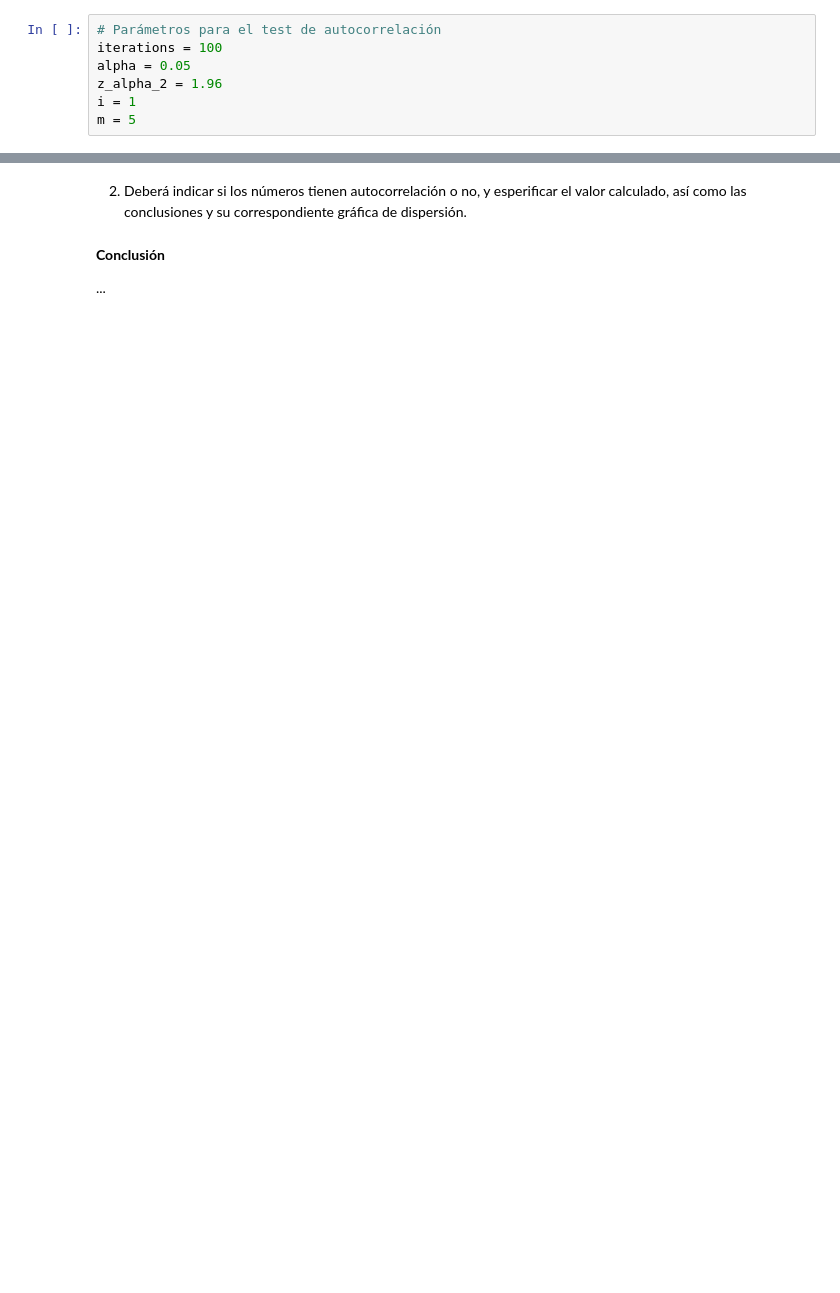
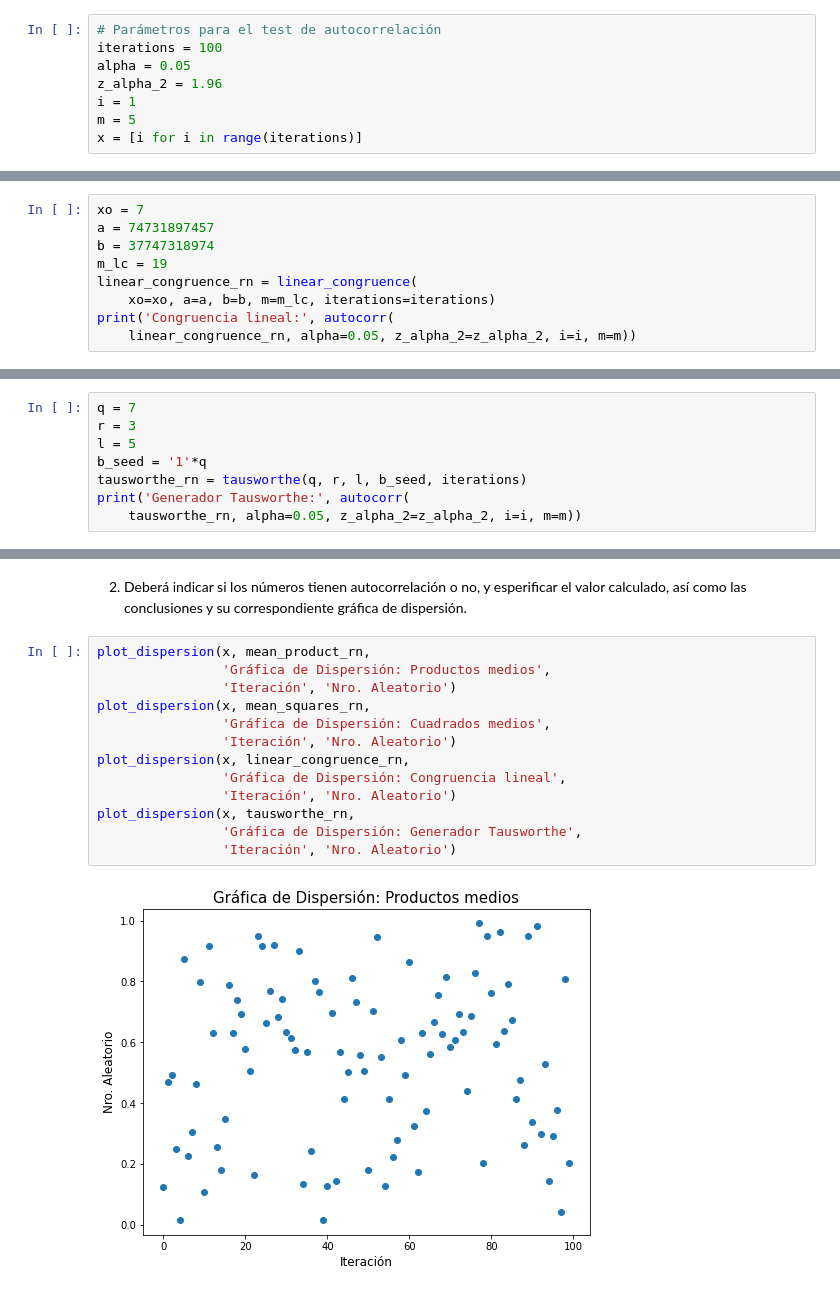
Before and after one commit to eddzhizhpon/p60-simulacion, a Jupyter notebook: t5-autocorrelacion/t5-autocorrelacion.ipynb, the cells around one changed output, grey strips where cells are left out. Drawn from its saved outputs; the diff is of its cells as text; blank space fills up the shorter version.

Commit message:
Test de autocorrelación

```diff
--- a/t5-autocorrelacion/t5-autocorrelacion.ipynb
+++ b/t5-autocorrelacion/t5-autocorrelacion.ipynb
@@ -202,6 +260,7 @@ alpha = 0.05
 z_alpha_2 = 1.96
 i = 1
 m = 5
+x = [i for i in range(iterations)]
 # %% [markdown]
 A. Productos medios
 # %%
@@ -231,0 +289,9 @@ D. RandomNumbers.txt
+# %%
+xo = 7
+a = 74731897457
+b = 37747318974
+m_lc = 19
+linear_congruence_rn = linear_congruence(
+    xo=xo, a=a, b=b, m=m_lc, iterations=iterations)
+print('Congruencia lineal:', autocorr(
+    linear_congruence_rn, alpha=0.05, z_alpha_2=z_alpha_2, i=i, m=m))
@@ -231,0 +302,8 @@ D. RandomNumbers.txt
+# %%
+q = 7
+r = 3
+l = 5
+b_seed = '1'*q
+tausworthe_rn = tausworthe(q, r, l, b_seed, iterations)
+print('Generador Tausworthe:', autocorr(
+    tausworthe_rn, alpha=0.05, z_alpha_2=z_alpha_2, i=i, m=m))
@@ -232,6 +312,17 @@ D. RandomNumbers.txt
 # %% [markdown]
 2. Deberá indicar si los números tienen autocorrelación o no, y esperificar el valor calculado, así como las conclusiones y su correspondiente gráfica de dispersión.
-# %% [markdown]
-**Conclusión**
-
-...
+# %%
+plot_dispersion(x, mean_product_rn,
+                'Gráfica de Dispersión: Productos medios',
+                'Iteración', 'Nro. Aleatorio')
+plot_dispersion(x, mean_squares_rn,
+                'Gráfica de Dispersión: Cuadrados medios',
+                'Iteración', 'Nro. Aleatorio')
+plot_dispersion(x, linear_congruence_rn,
+                'Gráfica de Dispersión: Congruencia lineal',
+                'Iteración', 'Nro. Aleatorio')
+plot_dispersion(x, tausworthe_rn,
+                'Gráfica de Dispersión: Generador Tausworthe',
+                'Iteración', 'Nro. Aleatorio')
+# %% [output]
+[figure, added]
```
Also changed, not shown: parts of 15 cells of this notebook.
